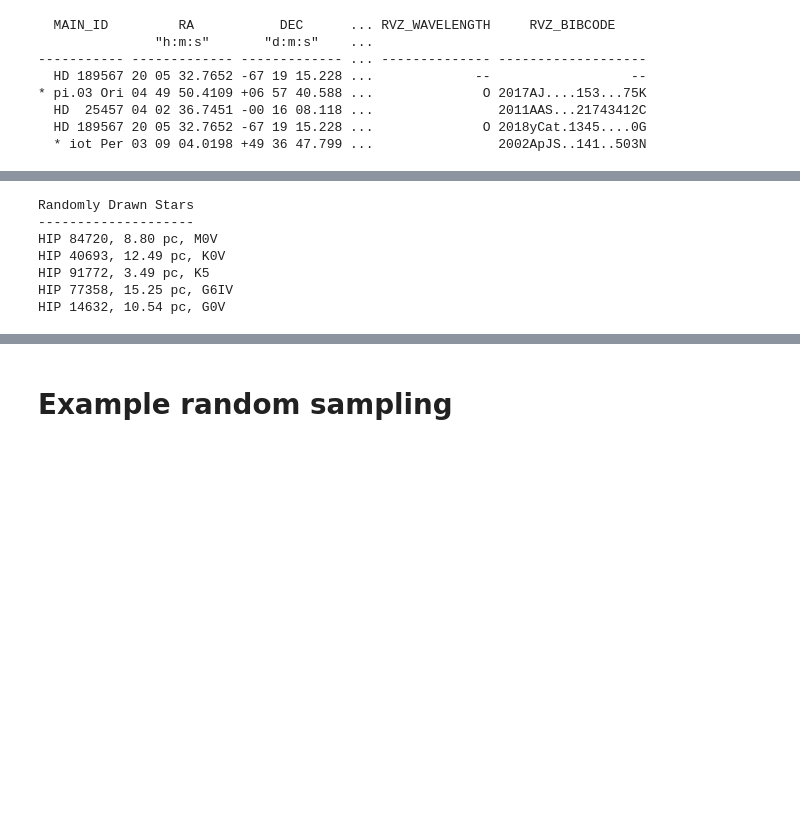
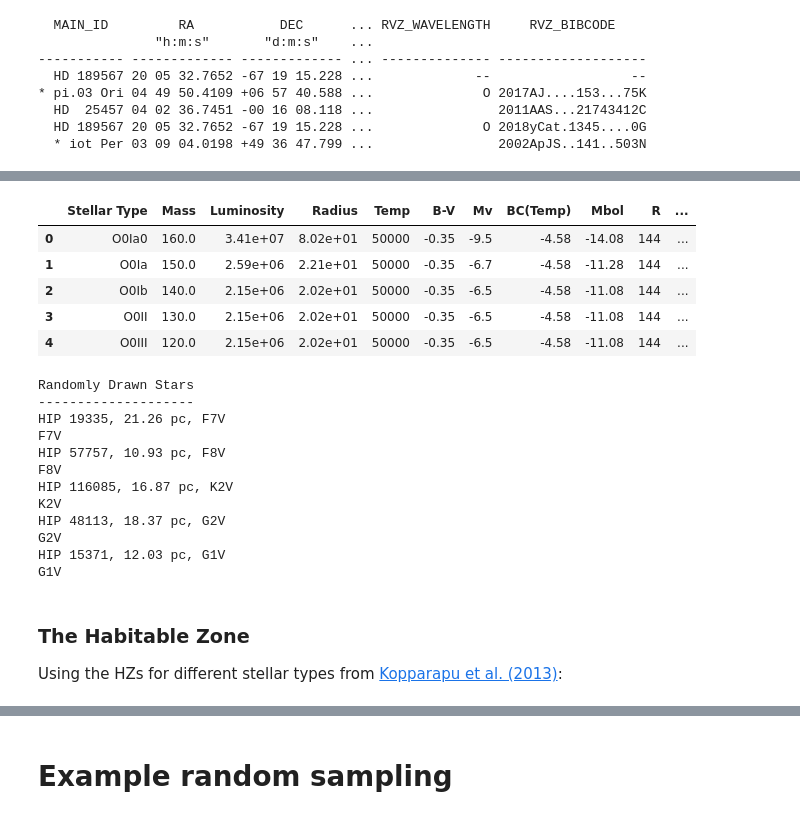
Before and after one commit to jlustigy/luvoir_hec_drm, a Jupyter notebook: notebooks/initial_spectroscopy.ipynb, the cells around one changed output, grey strips where cells are left out. Cells and saved outputs as stored; diff of their text form; code cells hidden in the pictures; blank space fills up the shorter version.

```diff
--- a/notebooks/initial_spectroscopy.ipynb
+++ b/notebooks/initial_spectroscopy.ipynb
@@ -533,3 +541,16 @@ data = np.loadtxt('../inputs/luvoir-A_stars.txt', delimiter=',', skiprows=1, dty
 hip = np.array(data[:,0], dtype=int)
 dist = np.array(data[:,1], dtype=float)
 stype = np.array(data[:,2], dtype=str)
+# %%
+# Read in table of stellar types
+data = np.loadtxt('../inputs/stellar_properties.txt', skiprows=19, dtype = str)
+data = pd.DataFrame(data, columns=["Stellar Type", "Mass", "Luminosity", "Radius", "Temp",
+                                   "B-V", "Mv", "BC(Temp)", "Mbol", "R", "G", "B"])
+data.head()
+# %% [output]
+|  | Stellar Type | Mass | Luminosity | Radius | Temp | B-V | Mv | BC(Temp) | Mbol | R | ... |
+| 0 | O0Ia0 | 160.0 | 3.41e+07 | 8.02e+01 | 50000 | -0.35 | -9.5 | -4.58 | -14.08 | 144 | ... |
+| 1 | O0Ia | 150.0 | 2.59e+06 | 2.21e+01 | 50000 | -0.35 | -6.7 | -4.58 | -11.28 | 144 | ... |
+| 2 | O0Ib | 140.0 | 2.15e+06 | 2.02e+01 | 50000 | -0.35 | -6.5 | -4.58 | -11.08 | 144 | ... |
+| 3 | O0II | 130.0 | 2.15e+06 | 2.02e+01 | 50000 | -0.35 | -6.5 | -4.58 | -11.08 | 144 | ... |
+| 4 | O0III | 120.0 | 2.15e+06 | 2.02e+01 | 50000 | -0.35 | -6.5 | -4.58 | -11.08 | 144 | ... |
@@ -541,11 +595,21 @@ print("Randomly Drawn Stars")
 print("--------------------")
 for i in idraw:
     print("HIP %i, %.2f pc, %s " %(hip[i], dist[i], stype[i]))
+    print(stypes[match_stellar_type(stype[i])])
 # %% [output]
 Randomly Drawn Stars
 --------------------
-HIP 84720, 8.80 pc, M0V
-HIP 40693, 12.49 pc, K0V
-HIP 91772, 3.49 pc, K5
-HIP 77358, 15.25 pc, G6IV
-HIP 14632, 10.54 pc, G0V
+HIP 19335, 21.26 pc, F7V
+F7V
+HIP 57757, 10.93 pc, F8V
+F8V
+HIP 116085, 16.87 pc, K2V
+K2V
+HIP 48113, 18.37 pc, G2V
+G2V
+HIP 15371, 12.03 pc, G1V
+G1V
+# %% [markdown]
+### The Habitable Zone
+
+Using the HZs for different stellar types from [Kopparapu et al. (2013)](http://iopscience.iop.org/article/10.1088/0004-637X/765/2/131/meta):
```
Also changed, not shown: parts of 26 cells of this notebook.
